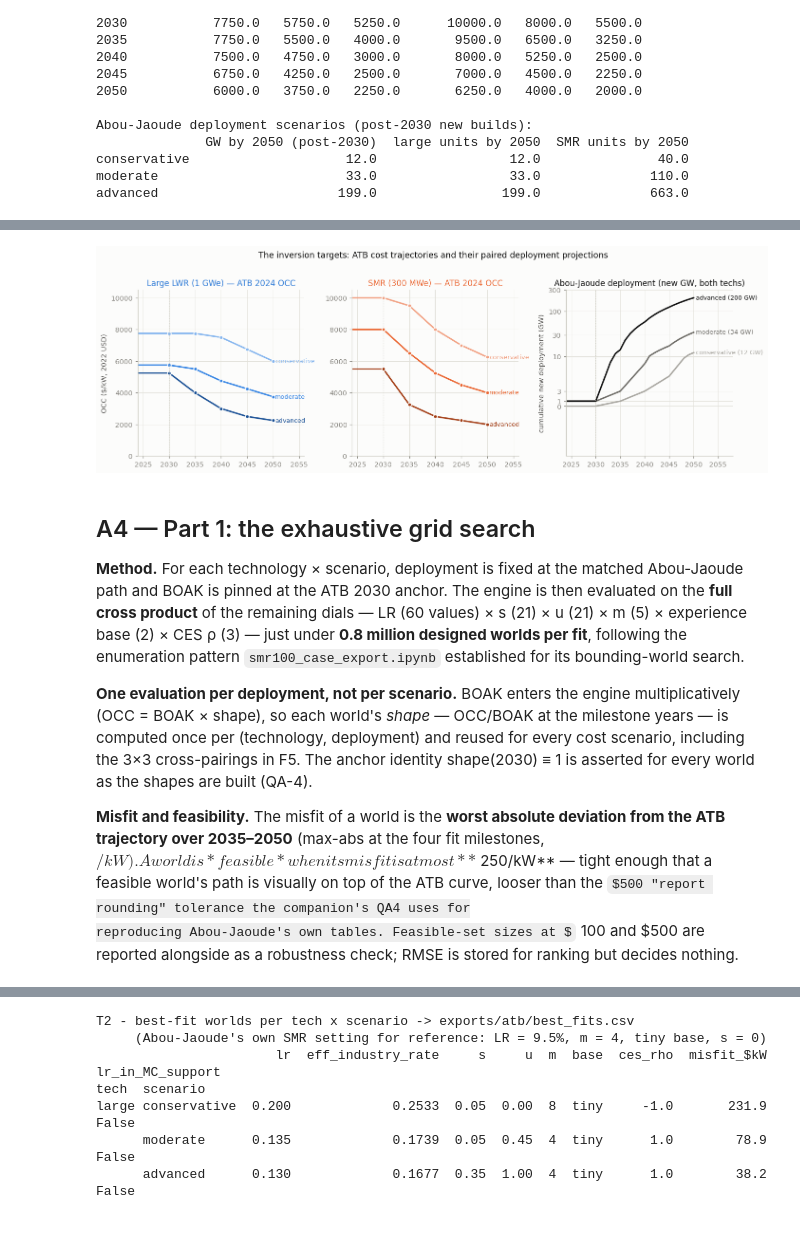
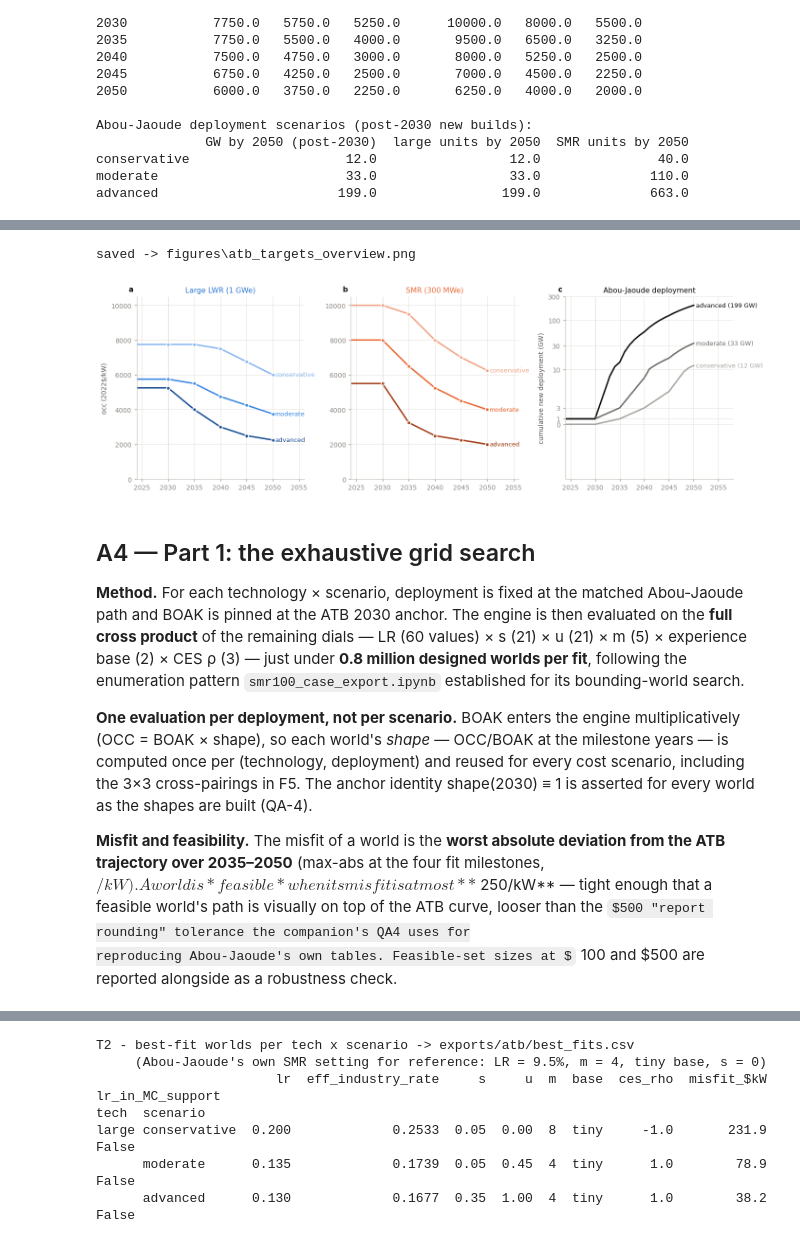
Before and after one commit to Ethan-s-PhD/ReEDS-nuclear-learning, a Jupyter notebook: z-ethan/mc/atb_parameter_space.ipynb, the cells around one changed output, grey strips where cells are left out. Drawn from its saved outputs; the diff is of its cells as text; code cells hidden in the pictures; some formulas as TeX source.

```diff
--- a/z-ethan/mc/atb_parameter_space.ipynb
+++ b/z-ethan/mc/atb_parameter_space.ipynb
@@ -463,7 +465,7 @@ ATB_NAME = {"large": "nuclear", "smr": "nuclear-smr"}
 PC_DIR = REPO_ROOT / "inputs" / "plant_characteristics"
 
 def atb_capcost(tech, scen):
-    """ATB 2024 capcost on the YEARS grid ($/kW 2022, IDC-exclusive)."""
+    """ATB 2024 capcost on the YEARS grid (2022$/kW, idc-exclusive)."""
     f = PC_DIR / f"{ATB_NAME[tech]}_ATB_2024_{scen}.csv"
     return pd.read_csv(f).set_index("t")["capcost"].loc[YEARS].to_numpy(float)
 
@@ -540,40 +544,41 @@ advanced                       199.0                199.0              663.0
 # %%
 # F1 - what we are inverting: the ATB cost targets (left, center) and the deployment paths
 # they were derived from (right). Scenario = lightness (light = conservative, dark = advanced).
 fig, axes = plt.subplots(1, 3, figsize=(13, 4.2))
 for ax, tech in zip(axes[:2], TECH):
     for s in SCEN_ORDER:
         c = SCEN_COLOR[tech][s]
         ax.plot(YEARS[YEARS >= 2024], ATB_OCC[tech][s][YEARS >= 2024], color=c, lw=2)
         ax.plot(MILESTONES, TARGET[tech][s], "o", color=c, ms=5,
                 markeredgecolor=SURFACE, markeredgewidth=1.2)
         ax.annotate(s, (2050.4, ATB_OCC[tech][s][-1]), color=c, fontsize=8.5,
                     va="center", ha="left")
     ax.axvline(ANCHOR, color=BASE, lw=0.8, ls=":")
     ax.set_xlim(2024, 2056)
     ax.set_ylim(0, 10500)
-    ax.set_title(f"{TECH_LABEL[tech]} — ATB 2024 OCC", color=TECH_COLOR[tech])
-    ax.set_ylabel("OCC ($/kW, 2022 USD)" if tech == "large" else None)
+    ax.set_title(TECH_LABEL[tech], color=TECH_COLOR[tech], loc="center")
+    ax.set_ylabel("occ (2022$/kW)" if tech == "large" else None)
 ax = axes[2]
 for s in SCEN_ORDER:
     c = SCEN_GRAY[s]
     ax.plot(YEARS, np.interp(YEARS, AJ_YEARS, AJ_GW[s]), color=c, lw=2)
-    ax.annotate(f"{s} ({AJ_GW[s][-1]:.0f} GW)", (2050.4, AJ_GW[s][-1]), color=c,
+    # Label the post-2030 new-build total (AJ_GW_POST) so this agrees with F7 and T4.
+    ax.annotate(f"{s} ({AJ_GW_POST[s]:,.0f} GW)", (2050.4, AJ_GW[s][-1]), color=c,
                 fontsize=8.5, va="center", ha="left")
 ax.axvline(ANCHOR, color=BASE, lw=0.8, ls=":")
 ax.set_xlim(2024, 2058)
 ax.set_yscale("symlog", linthresh=10)
 ax.set_yticks([0, 1, 3, 10, 30, 100, 300])
 ax.set_yticklabels(["0", "1", "3", "10", "30", "100", "300"])
-ax.set_title("Abou-Jaoude deployment (new GW, both techs)")
+ax.set_title("Abou-Jaoude deployment", loc="center")
 ax.set_ylabel("cumulative new deployment (GW)")
-fig.suptitle("The inversion targets: ATB cost trajectories and their paired deployment projections",
-             y=1.02)
+ps.letter_panels(axes)                    # heterogeneous panels (cost, cost, deployment)
 fig.tight_layout()
-fig.savefig(FIGURES / "atb_targets_overview.png", dpi=200, bbox_inches="tight")
+ps.savefig(fig, FIGURES / "atb_targets_overview.png")
 plt.show()
 # %% [output]
+saved -> figures\atb_targets_overview.png
-[figure, old version]
+[figure, new version]
 # %% [markdown]
 ## A4 — Part 1: the exhaustive grid search
 
@@ -594,7 +599,7 @@ trajectory over 2035–2050** (max-abs at the four fit milestones, $/kW). A worl
 its misfit is at most **$250/kW** — tight enough that a feasible world's path is visually on top of
 the ATB curve, looser than the $500 "report rounding" tolerance the companion's QA4 uses for
 reproducing Abou-Jaoude's own tables. Feasible-set sizes at $100 and $500 are reported alongside as
-a robustness check; RMSE is stored for ranking but decides nothing.
+a robustness check.
 # %%
 # The parameter grid, and one shape table per (technology, deployment).
 import time as _time
```
Also changed, not shown: parts of 14 cells of this notebook, 40 other files.
